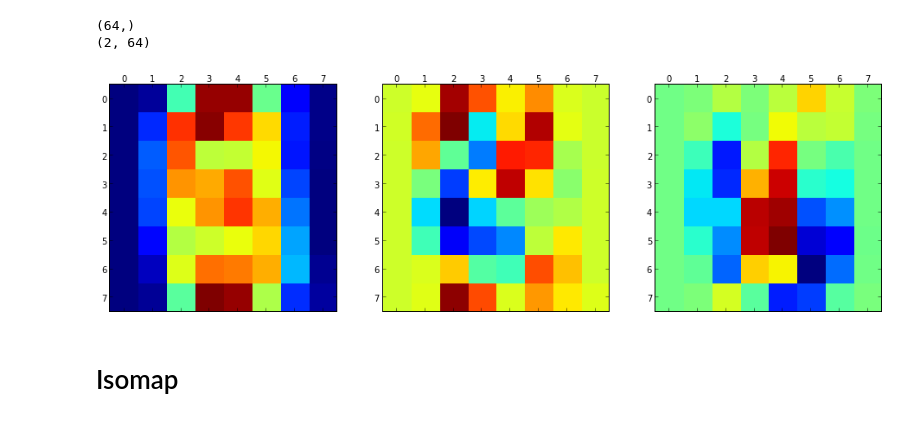
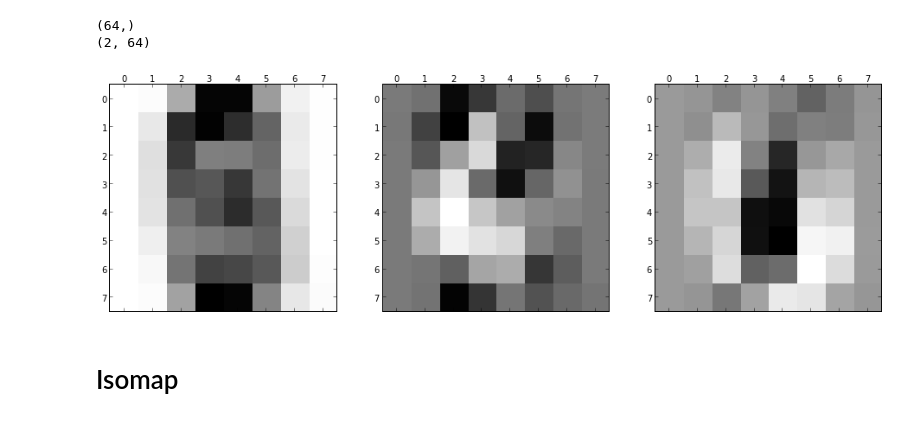
Before and after one commit to amueller/sklearn_tutorial, a Jupyter notebook: presentation.ipynb, the cells around one changed output. Cells and saved outputs as stored; diff of their text form; code cells hidden in the pictures.

Commit message:
make digits grey

```diff
--- a/presentation.ipynb
+++ b/presentation.ipynb
@@ -148,11 +148,11 @@ print(pca.components_.shape)
 (2, 64)
 # %%
 fix, ax = plt.subplots(1, 3)
-ax[0].matshow(pca.mean_.reshape(8, 8))
-ax[1].matshow(pca.components_[0, :].reshape(8, 8))
-ax[2].matshow(pca.components_[1, :].reshape(8, 8));
+ax[0].matshow(pca.mean_.reshape(8, 8), cmap=plt.cm.Greys)
+ax[1].matshow(pca.components_[0, :].reshape(8, 8), cmap=plt.cm.Greys)
+ax[2].matshow(pca.components_[1, :].reshape(8, 8), cmap=plt.cm.Greys);
 # %% [output]
-[figure, old version]
+[figure, new version]
 # %% [markdown]
 Isomap
 ======
```
Also changed, not shown: parts of 7 cells of this notebook, 1 other file.
